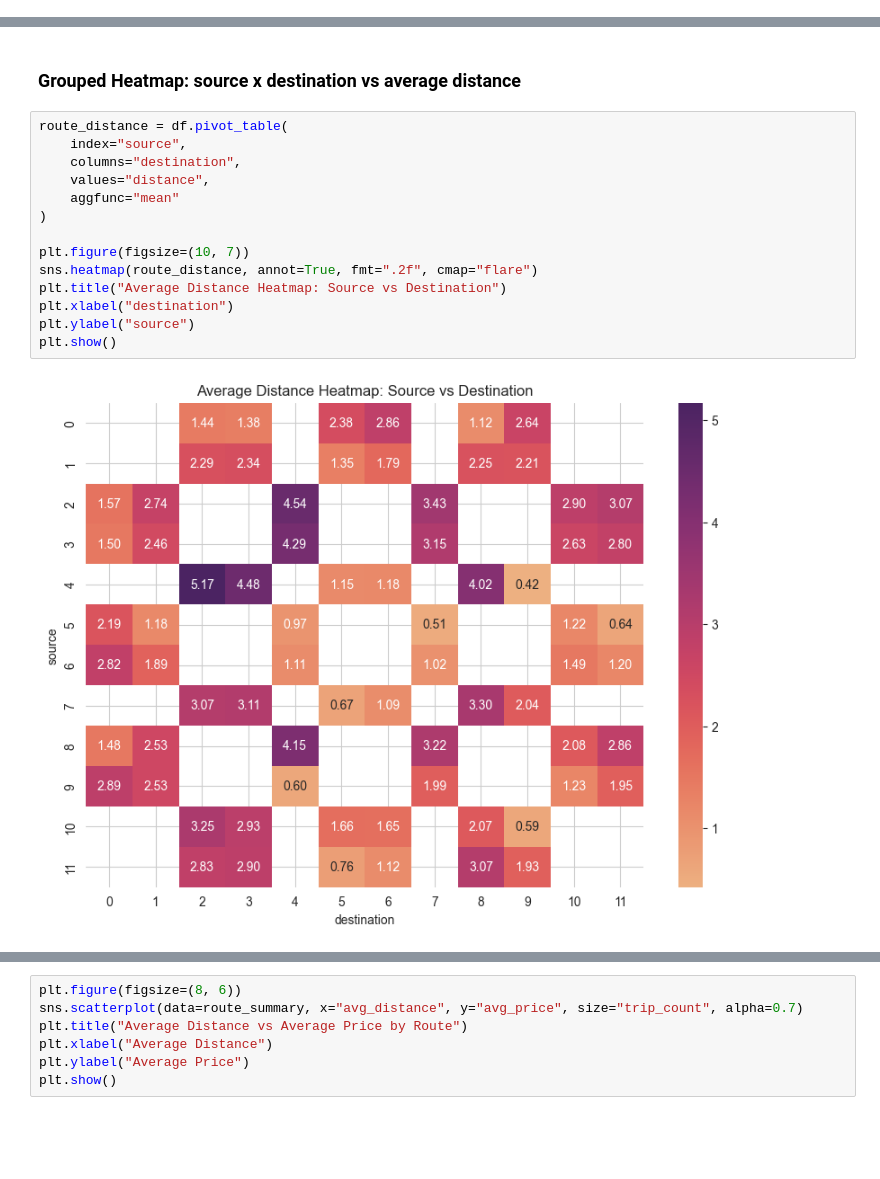
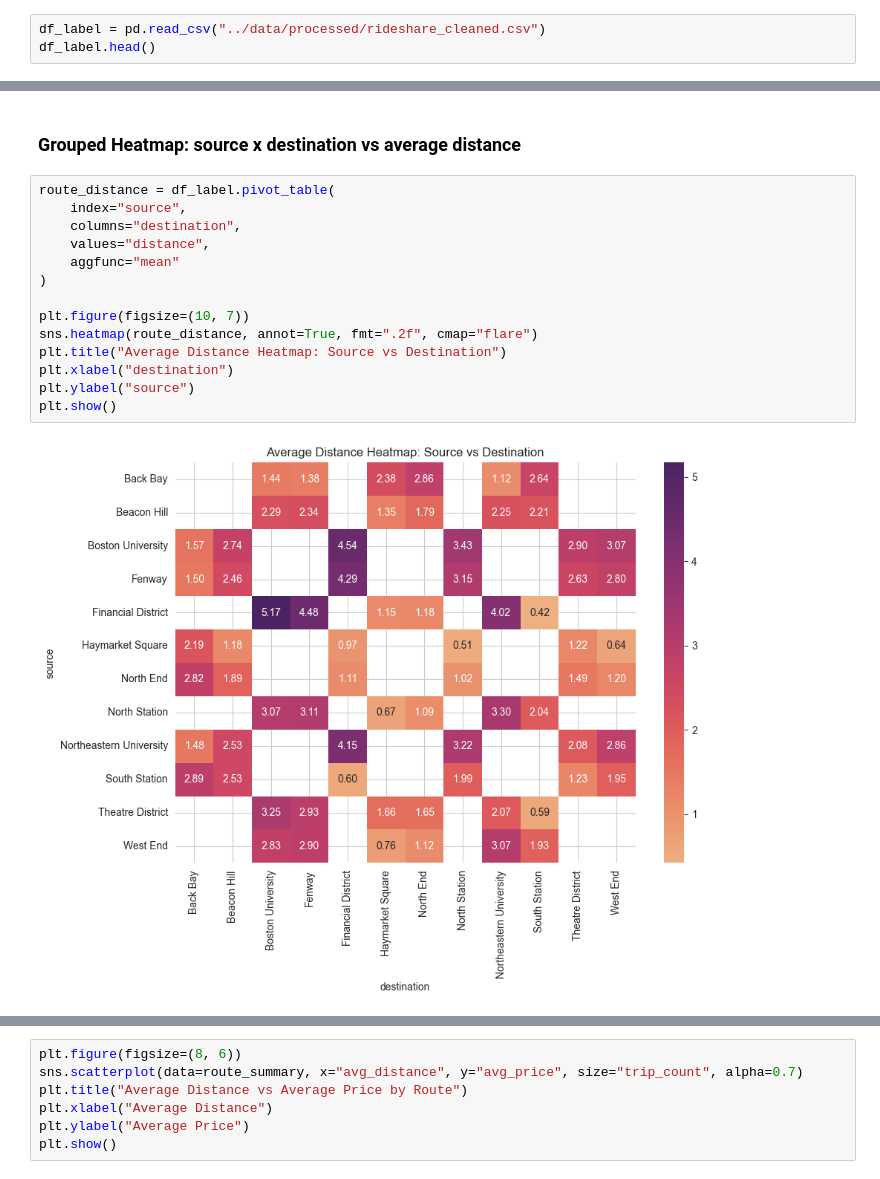
Before and after one commit to Bobbie-CPE38/cpe232-final-project, a Jupyter notebook: notebooks/eda_relationships.ipynb, the cells around one changed output, grey strips where cells are left out. Saved outputs shown, nothing was run; the diff lists cells and outputs as text; blank space fills up the shorter version.

```diff
--- a/notebooks/eda_relationships.ipynb
+++ b/notebooks/eda_relationships.ipynb
@@ -192,3 +192,6 @@ for col in top_features:
 จากกราฟยืนยันว่าใน continuous feature มีเพียง `distance` และ `surge_multiplier` เท่านั้นที่แสดงความสัมพันธ์กับ `price` อย่างมีนัยในการตีความ โดย `distance` มีแนวโน้มเชิงบวกกับราคา และ `surge_multiplier` ที่สูงขึ้นก็มักสัมพันธ์กับราคาที่สูงขึ้นเช่นกัน ขณะที่ `latitude` และ `moonPhase` ไม่แสดงรูปแบบที่ชัดเจน จึงไม่น่าจะเป็นตัวแปรสำคัญในการอธิบาย `price`
 # %% [markdown]
 ## Correlation of categorical features with price
+# %%
+df_label = pd.read_csv("../data/processed/rideshare_cleaned.csv")
+df_label.head()
@@ -256,19 +265,19 @@ plt.show()
 # %% [markdown]
 ### Grouped Heatmap: source x destination vs average distance
 # %%
-route_distance = df.pivot_table(
+route_distance = df_label.pivot_table(
     index="source",
     columns="destination",
     values="distance",
     aggfunc="mean"
 )
 
 plt.figure(figsize=(10, 7))
 sns.heatmap(route_distance, annot=True, fmt=".2f", cmap="flare")
 plt.title("Average Distance Heatmap: Source vs Destination")
 plt.xlabel("destination")
 plt.ylabel("source")
 plt.show()
 # %% [output]
-[figure, old version]
+[figure, new version]
 # %%
```
Also changed, not shown: parts of 10 cells of this notebook.
